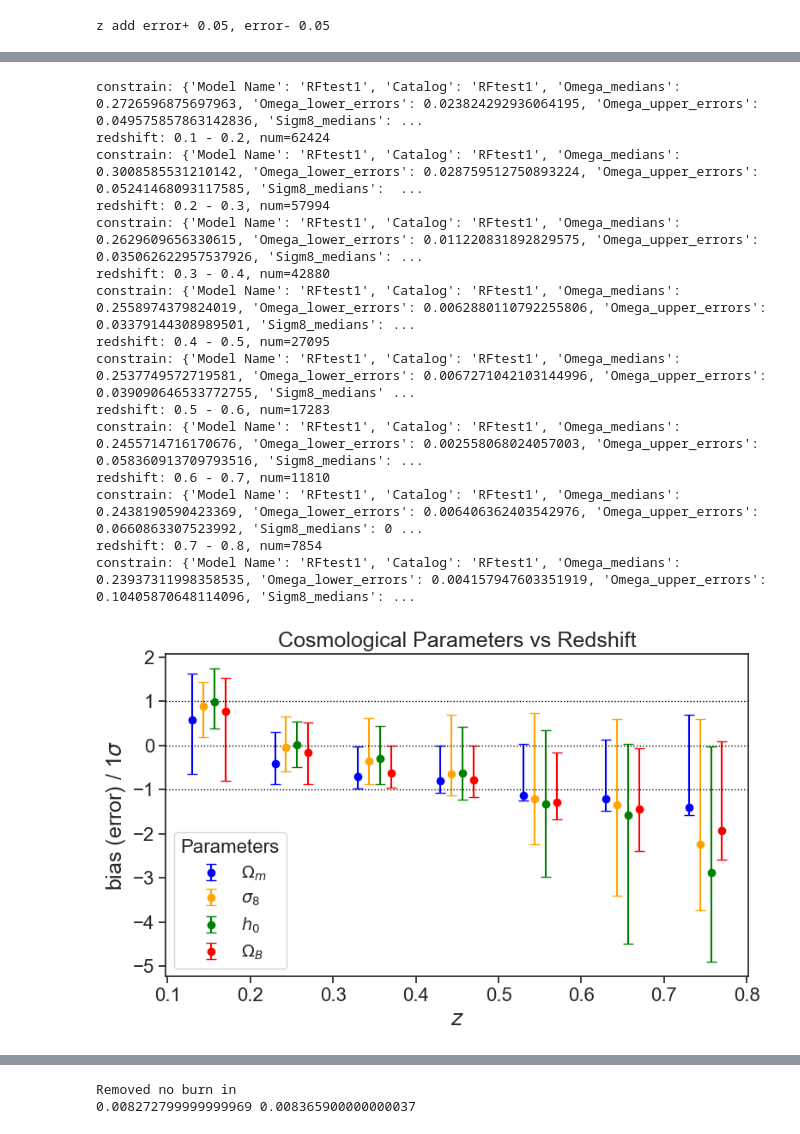
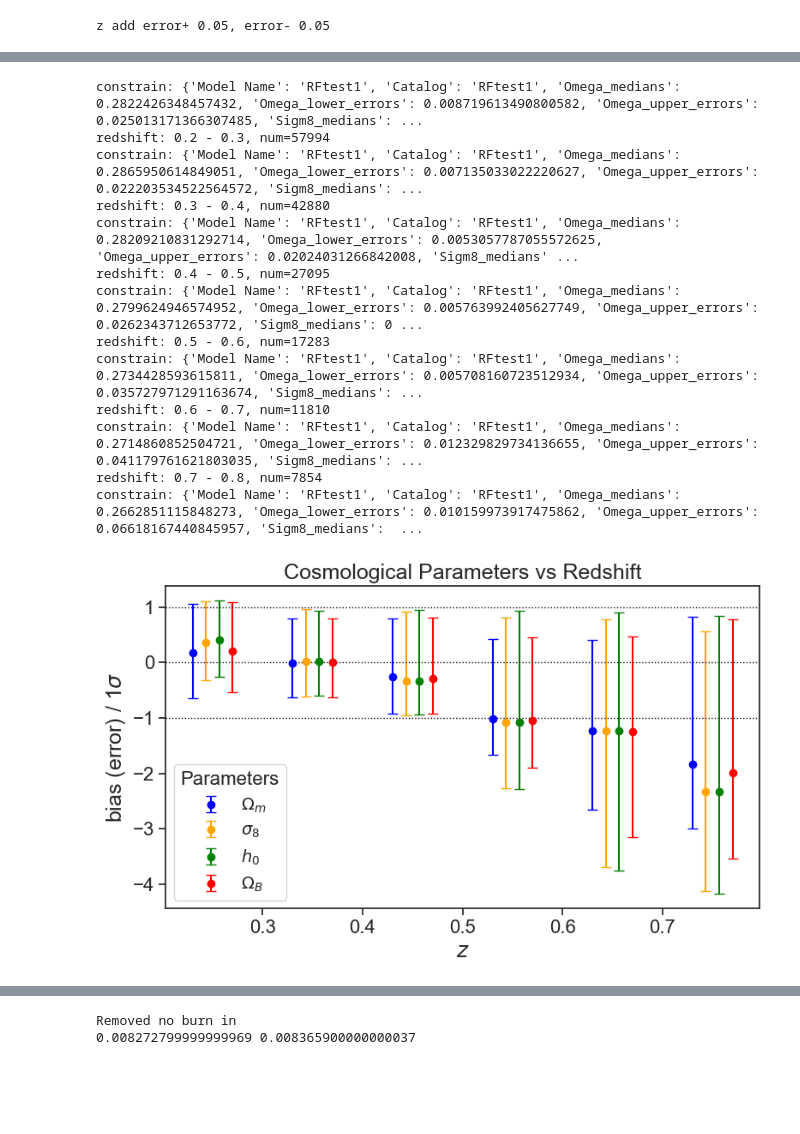
Before and after one commit to Fucheng-Zhong/MLCI, a Jupyter notebook: main_test.ipynb, the cells around one changed output, grey strips where cells are left out. Saved outputs shown, nothing was run; the diff lists cells and outputs as text; code cells hidden in the pictures; blank space fills up the shorter version.

```diff
--- a/main_test.ipynb
+++ b/main_test.ipynb
@@ -681,0 +634,12 @@ $\Omega_B=0.044^{0.002}_{0.000}$
+# %%
+from MLCI.visualization import comparision
+from MLCI.visualization import plot
+import pandas as pd
+test_name = 'RFtest1'
+z_0, z_1 = 0.2, 0.8
+results = pd.read_csv(f"./results/{test_name}/observation.csv")
+subset = results[(results['z'] >= z_0) & (results['z'] < z_1)]
+catalog_names ={f"RF_{test_name}_z={z_0:.1f}_{z_1:.1f}": subset}
+comparision.RF_smooth = 0.70
+comparision.new_compare(catalog_names, fname=f"figures/new_{test_name}_z={z_0:.1f}_{z_1:.1f}.pdf", is_csv=False)
+plot.plot_corner(subset, ref_point='Planck2018', smooth=1.0, test_set='observed_samples', fname=f"figures/Planck2018_{test_name}_z={z_0:.1f}_{z_1:.1f}.pdf", show_pdf=False,show_datapoint=False, show_cos_name=False)
@@ -735,42 +725,40 @@ def plot_cosmology_paras_vs_z_new(bins_cosmology, aveg_cosmology, fname='./figur
 
 model_name = 'RFtest1'
 results = pd.read_csv(f"./results/{model_name}/observation.csv")
-z_0, z_1 = 0.1, 0.8
+z_0, z_1 = 0.2, 0.8
 results = results[(results['z'] >= z_0) & (results['z'] < z_1)]
 # plot the cosmological parameters vs redshift
 bins_cosmology = []
-redshift_bin = np.array([0.1, 0.2, 0.3, 0.4, 0.5, 0.6, 0.7, 0.8])
+redshift_bin = np.array([0.2, 0.3, 0.4, 0.5, 0.6, 0.7, 0.8])
 aveg_cosmology = plot.get_expectation_1sigam(results, model_name, model_name)
 for i in range(len(redshift_bin)-1):
     subset = results[(results['z'] >= redshift_bin[i]) & (results['z'] < redshift_bin[i+1])]
     if len(subset) <= 0:
         continue
     print(f"redshift: {redshift_bin[i]} - {redshift_bin[i+1]}, num={len(subset)}")
     fname = f"RF_{model_name}_z={redshift_bin[i]:.1f}_{redshift_bin[i+1]:.1f}"
     cosmology_para = plot.get_expectation_1sigam(subset, model_name, model_name)
     cosmology_para['z'] = (redshift_bin[i] + redshift_bin[i+1])/2
     bins_cosmology.append(cosmology_para)
 
 aveg_cosmology['z'] = [0.1,0.8]
 #save_data = pd.DataFrame([aveg_cosmology]+bins_cosmology)
 #save_data.to_csv('cosmology_para_vs_z.csv')
 # bins_cosmology
 bins_cosmology = Table(bins_cosmology)
 plot_cosmology_paras_vs_z_new(bins_cosmology, aveg_cosmology, fname=f'./figures/L=43_new_Cosmological_Parameters_vs_z.pdf')
 # %% [output]
-constrain: {'Model Name': 'RFtest1', 'Catalog': 'RFtest1', 'Omega_medians': 0.2726596875697963, 'Omega_lower_errors': 0.023824292936064195, 'Omega_upper_errors': 0.049575857863142836, 'Sigm8_medians': ...
-redshift: 0.1 - 0.2, num=62424
-constrain: {'Model Name': 'RFtest1', 'Catalog': 'RFtest1', 'Omega_medians': 0.3008585531210142, 'Omega_lower_errors': 0.028759512750893224, 'Omega_upper_errors': 0.05241468093117585, 'Sigm8_medians':  ...
+constrain: {'Model Name': 'RFtest1', 'Catalog': 'RFtest1', 'Omega_medians': 0.2822426348457432, 'Omega_lower_errors': 0.008719613490800582, 'Omega_upper_errors': 0.025013171366307485, 'Sigm8_medians': ...
 redshift: 0.2 - 0.3, num=57994
-constrain: {'Model Name': 'RFtest1', 'Catalog': 'RFtest1', 'Omega_medians': 0.2629609656330615, 'Omega_lower_errors': 0.011220831892829575, 'Omega_upper_errors': 0.035062622957537926, 'Sigm8_medians': ...
+constrain: {'Model Name': 'RFtest1', 'Catalog': 'RFtest1', 'Omega_medians': 0.2865950614849051, 'Omega_lower_errors': 0.007135033022220627, 'Omega_upper_errors': 0.022203534522564572, 'Sigm8_medians': ...
 redshift: 0.3 - 0.4, num=42880
-constrain: {'Model Name': 'RFtest1', 'Catalog': 'RFtest1', 'Omega_medians': 0.2558974379824019, 'Omega_lower_errors': 0.0062880110792255806, 'Omega_upper_errors': 0.03379144308989501, 'Sigm8_medians': ...
+constrain: {'Model Name': 'RFtest1', 'Catalog': 'RFtest1', 'Omega_medians': 0.28209210831292714, 'Omega_lower_errors': 0.0053057787055572625, 'Omega_upper_errors': 0.02024031266842008, 'Sigm8_medians' ...
 redshift: 0.4 - 0.5, num=27095
-constrain: {'Model Name': 'RFtest1', 'Catalog': 'RFtest1', 'Omega_medians': 0.2537749572719581, 'Omega_lower_errors': 0.0067271042103144996, 'Omega_upper_errors': 0.039090646533772755, 'Sigm8_medians' ...
+constrain: {'Model Name': 'RFtest1', 'Catalog': 'RFtest1', 'Omega_medians': 0.2799624946574952, 'Omega_lower_errors': 0.005763992405627749, 'Omega_upper_errors': 0.0262343712653772, 'Sigm8_medians': 0 ...
 redshift: 0.5 - 0.6, num=17283
-constrain: {'Model Name': 'RFtest1', 'Catalog': 'RFtest1', 'Omega_medians': 0.2455714716170676, 'Omega_lower_errors': 0.002558068024057003, 'Omega_upper_errors': 0.058360913709793516, 'Sigm8_medians': ...
+constrain: {'Model Name': 'RFtest1', 'Catalog': 'RFtest1', 'Omega_medians': 0.2734428593615811, 'Omega_lower_errors': 0.005708160723512934, 'Omega_upper_errors': 0.035727971291163674, 'Sigm8_medians': ...
 redshift: 0.6 - 0.7, num=11810
-constrain: {'Model Name': 'RFtest1', 'Catalog': 'RFtest1', 'Omega_medians': 0.2438190590423369, 'Omega_lower_errors': 0.006406362403542976, 'Omega_upper_errors': 0.0660863307523992, 'Sigm8_medians': 0 ...
+constrain: {'Model Name': 'RFtest1', 'Catalog': 'RFtest1', 'Omega_medians': 0.2714860852504721, 'Omega_lower_errors': 0.012329829734136655, 'Omega_upper_errors': 0.041179761621803035, 'Sigm8_medians': ...
 redshift: 0.7 - 0.8, num=7854
-constrain: {'Model Name': 'RFtest1', 'Catalog': 'RFtest1', 'Omega_medians': 0.23937311998358535, 'Omega_lower_errors': 0.004157947603351919, 'Omega_upper_errors': 0.10405870648114096, 'Sigm8_medians': ...
+constrain: {'Model Name': 'RFtest1', 'Catalog': 'RFtest1', 'Omega_medians': 0.2662851115848273, 'Omega_lower_errors': 0.010159973917475862, 'Omega_upper_errors': 0.06618167440845957, 'Sigm8_medians':  ...
-[figure, old version]
+[figure, new version]
```
Also changed, not shown: parts of 13 cells of this notebook, 4 other files.
